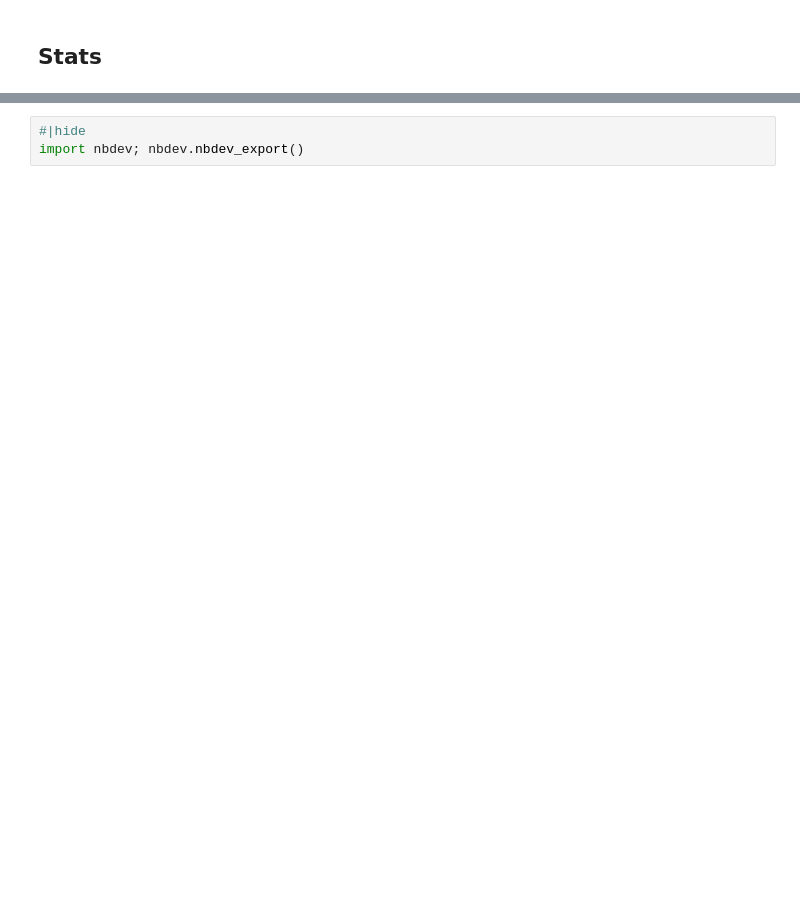
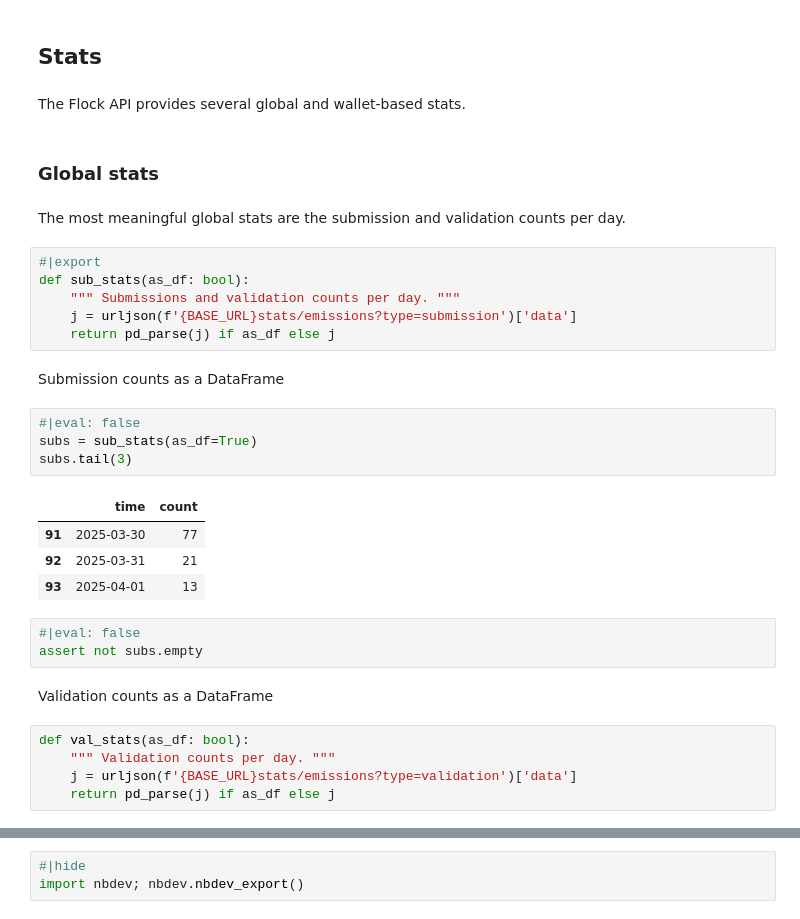
Before and after one commit to CarloLepelaars/flocky, a Jupyter notebook: nbs/01_api.ipynb, the cells around one changed output, grey strips where cells are left out. Saved outputs shown, nothing was run; the diff lists cells and outputs as text; blank space fills up the shorter version.

Commit message:
Stats. DF parsing into core. quickstarts

```diff
--- a/nbs/01_api.ipynb
+++ b/nbs/01_api.ipynb
@@ -126,2 +131,35 @@ sub_df.T
 # %% [markdown]
 ## Stats
+# %% [markdown]
+The Flock API provides several global and wallet-based stats.
+# %% [markdown]
+### Global stats
+# %% [markdown]
+The most meaningful global stats are the submission and validation counts per day.
+# %%
+#|export
+def sub_stats(as_df: bool):
+    """ Submissions and validation counts per day. """
+    j = urljson(f'{BASE_URL}stats/emissions?type=submission')['data']
+    return pd_parse(j) if as_df else j
+# %% [markdown]
+Submission counts as a DataFrame
+# %%
+#|eval: false
+subs = sub_stats(as_df=True)
+subs.tail(3)
+# %% [output]
+|  | time | count |
+| 91 | 2025-03-30 | 77 |
+| 92 | 2025-03-31 | 21 |
+| 93 | 2025-04-01 | 13 |
+# %%
+#|eval: false
+assert not subs.empty
+# %% [markdown]
+Validation counts as a DataFrame
+# %%
+def val_stats(as_df: bool):
+    """ Validation counts per day. """
+    j = urljson(f'{BASE_URL}stats/emissions?type=validation')['data']
+    return pd_parse(j) if as_df else j
```
Also changed, not shown: parts of 48 cells of this notebook, 7 other files.
